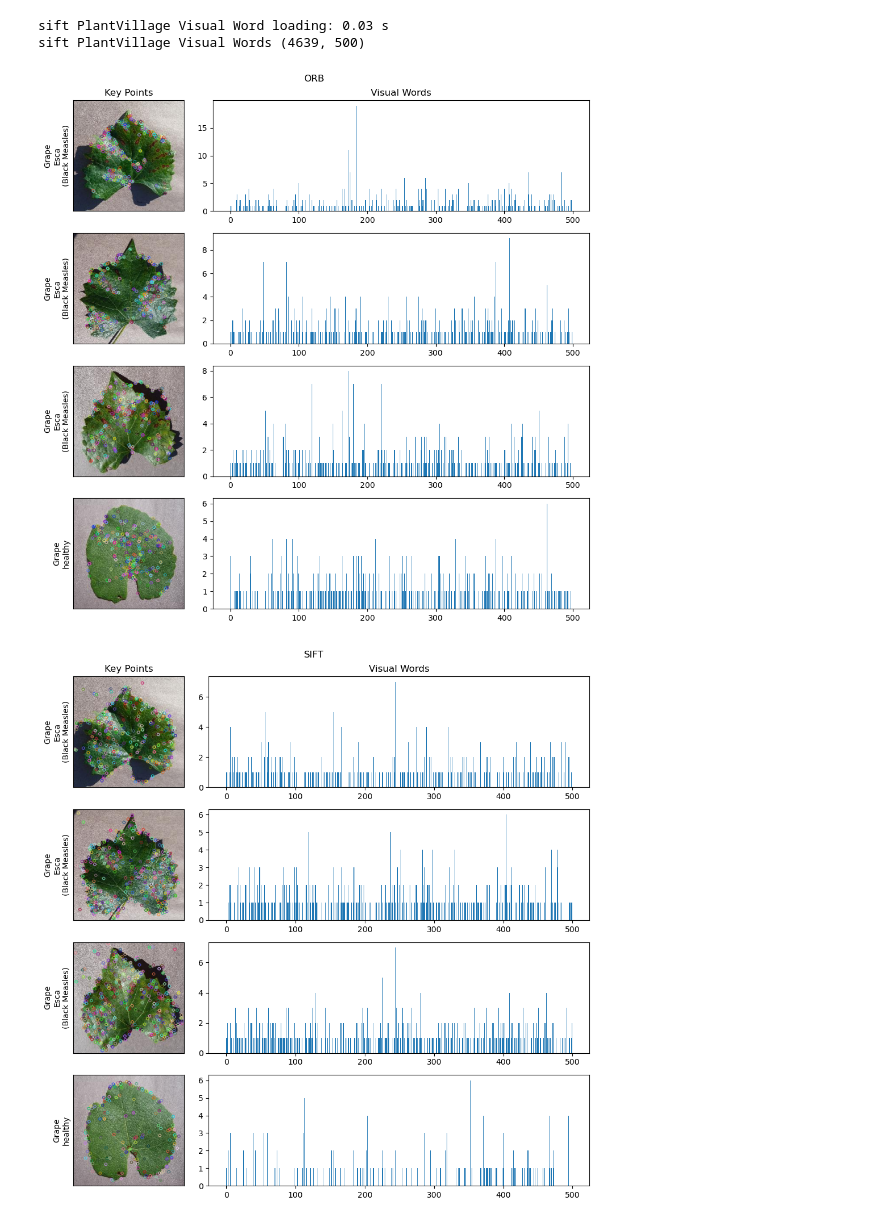
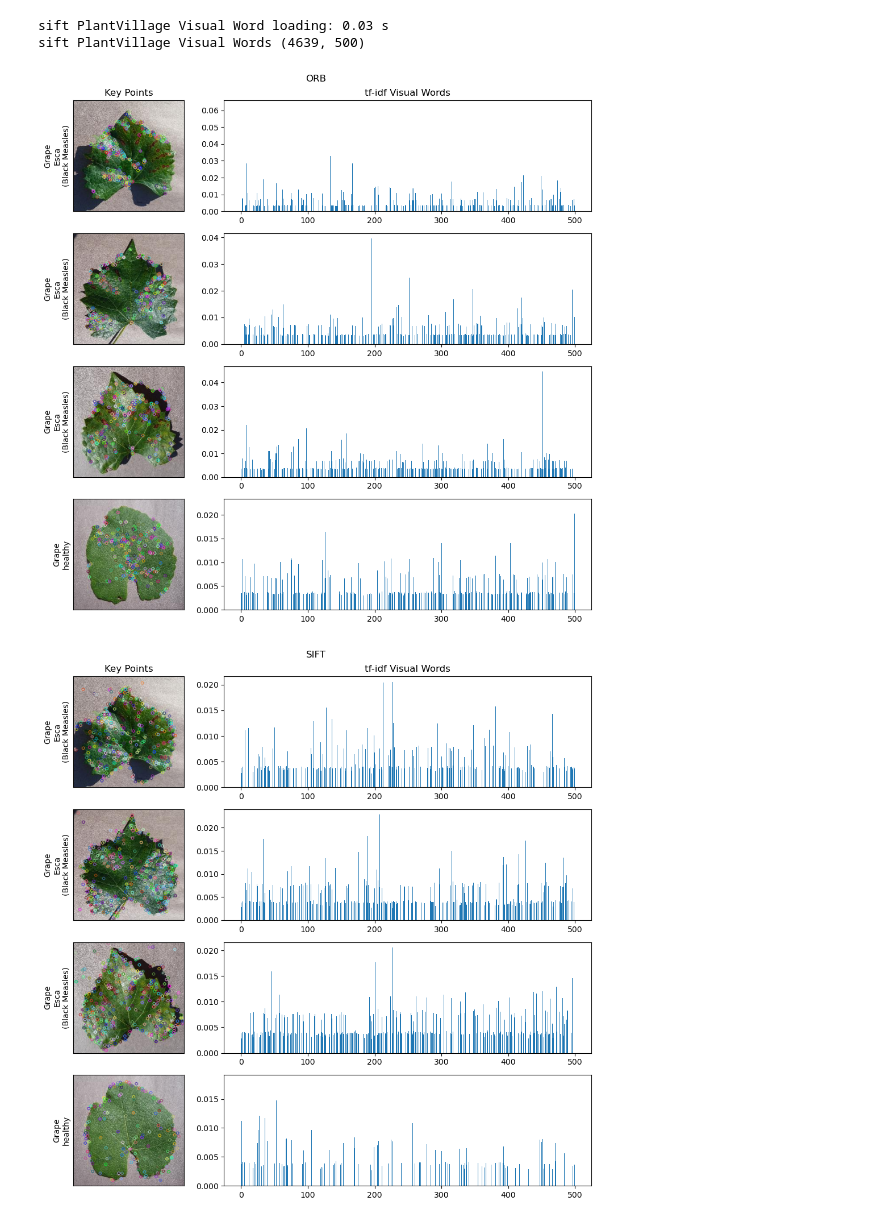
Before and after one commit to jfgagnon00/PlantVillage, a Jupyter notebook: 05 - Image To Visual Words.ipynb, the cells around one changed output. Drawn from its saved outputs; the diff is of its cells as text; code cells hidden in the pictures.

```diff
--- a/05 - Image To Visual Words.ipynb
+++ b/05 - Image To Visual Words.ipynb
@@ -18,6 +18,11 @@ import helpers.visual_words as vw
 #
 executor = hlp.create_thread_pool_executor(max_workers=None)
 configs = hlp.get_configs("config_overrides.json", executor)
+
+# pour update tf-idf
+configs.orb_bovw.read_only = False
+configs.sift_bovw.read_only = False
+
 
 #
 # dataset PlantVillage
@@ -81,7 +86,8 @@ if "orb_pv_vw" in locals():
 with hlp.Profile() as orb_pv_vw_loading:
     orb_pv_vw = vw.load_dataset_vw(configs.orb_dataset_vw,
                                    orb_features,
-                                   orb_bovw.model,
+                                   configs.orb_bovw,
+                                   orb_bovw,
                                    train,
                                    test)
 
@@ -103,7 +130,8 @@ if "sift_pv_vw" in locals():
 with hlp.Profile() as sift_pv_vw_loading:
     sift_pv_vw = vw.load_dataset_vw(configs.sift_dataset_vw,
                                     sift_features,
-                                    sift_bovw.model,
+                                    configs.sift_bovw,
+                                    sift_bovw,
                                     train,
                                     test)
 
@@ -117,7 +145,7 @@ SAMPLES_GRID = (4, 2)
 SAMPLES_COUNT = SAMPLES_GRID[0]
 FIGSIZE = (10, SAMPLES_GRID[0] * 2.5)
 
-def affiche_image(image_indices, visual_words, features, pv_vw):
+def affiche_image(image_indices, visual_words, idf, features, pv_vw):
     x_range = range(visual_words.n_clusters)
     figure, axes = plt.subplots(SAMPLES_GRID[0],
                                 SAMPLES_GRID[1],
@@ -125,9 +153,9 @@ def affiche_image(image_indices, visual_words, features, pv_vw):
                                 width_ratios=[1, 3])
 
     for i, image_index in enumerate(image_indices):
-        # TODO: revoir cette interface, c'est tres confu
         key_points = features.index_to_key_points[str(image_index)][...]
         visual_words_freq = pv_vw.index_to_vw_freqs[str(image_index)][...].flatten()
+        tf_idf = np.multiply(idf, visual_words_freq)
 
         image = pv_dataset.get_image(image_index)
         image_key_points = visual_words.draw_key_points(image, key_points)
@@ -143,10 +171,10 @@ def affiche_image(image_indices, visual_words, features, pv_vw):
         plt.imshow(image_key_points)
 
         plt.sca(axes[i, 1])
-        plt.bar(x_range, visual_words_freq)
+        plt.bar(x_range, tf_idf)
 
     axes[0, 0].set_title("Key Points")
-    axes[0, 1].set_title("Visual Words")
+    axes[0, 1].set_title("tf-idf Visual Words")
 # %%
 # selectionner quelques images aleatoirement
 random.seed(33)
@@ -158,6 +186,7 @@ image_indices.sort()
 #
 affiche_image(image_indices,
               vw.VisualWords(configs.orb, orb_bovw.model),
+              np.ravel(orb_bovw.idf),
               orb_features,
               orb_pv_vw)
 
@@ -165,20 +194,21 @@ plt.suptitle("ORB")
 plt.tight_layout()
 plt.show()
 # %% [output]
-[figure, old version]
+[figure, new version]
 # %%
 #
 # visualiser quelques visual words sift (memes que orb)
 #
 affiche_image(image_indices,
               vw.VisualWords(configs.sift, sift_bovw.model),
+              np.ravel(sift_bovw.idf),
               sift_features,
               sift_pv_vw)
 
 plt.suptitle("SIFT")
 plt.tight_layout()
 plt.show()
 
 # figure.savefig(f"{vw_title}_visual_words.png")
 # %% [output]
-[figure, old version]
+[figure, new version]
```
Also changed, not shown: parts of 2 cells of this notebook, 5 other files.
